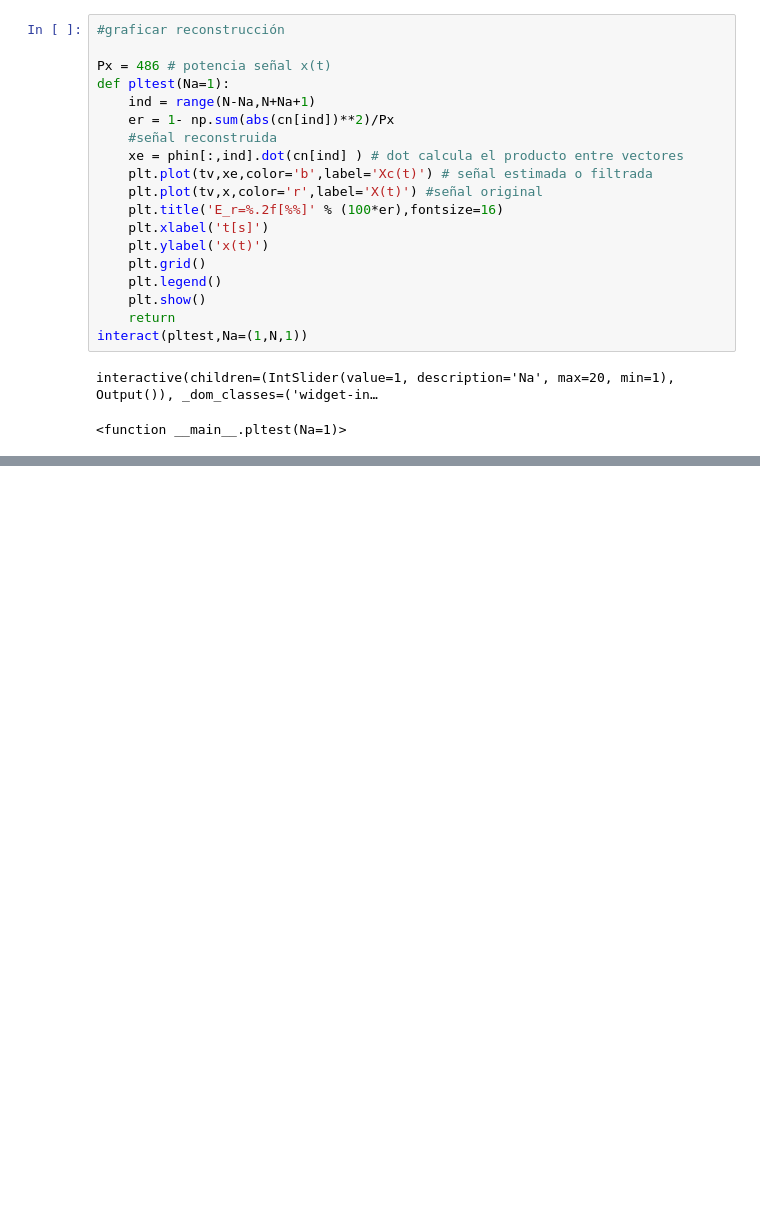
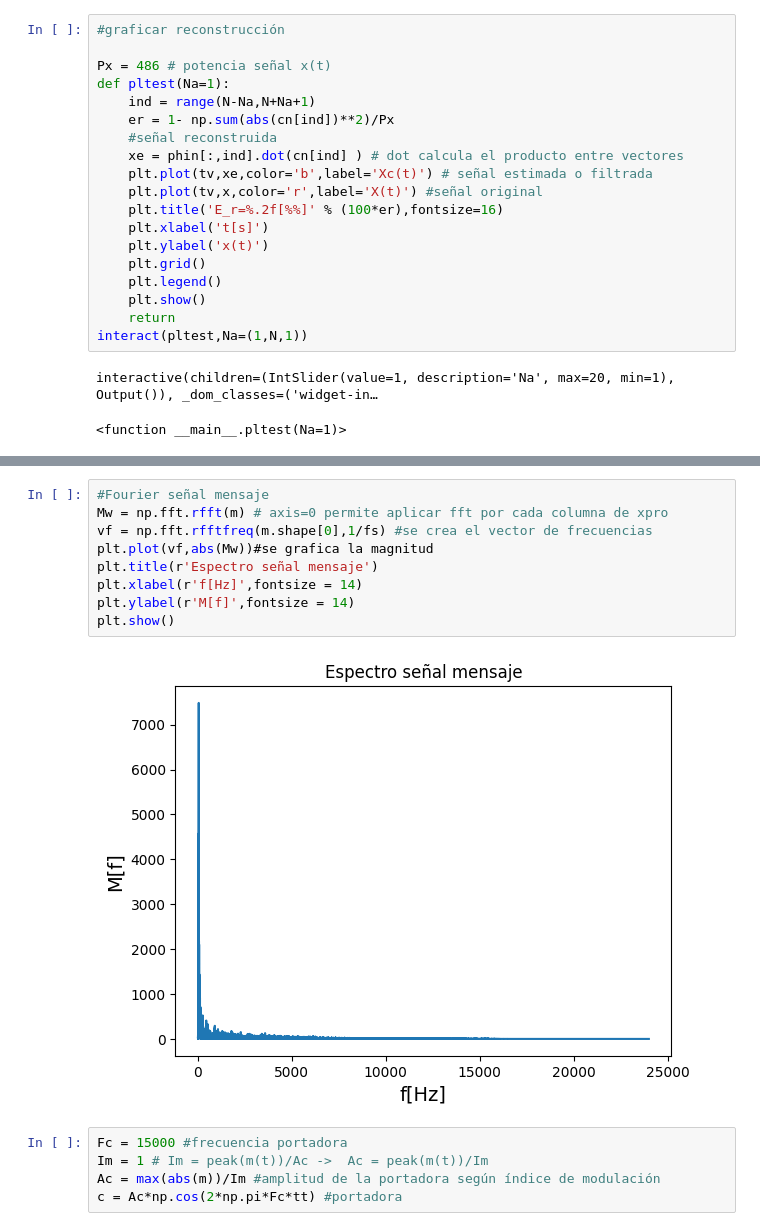
Before and after one commit to diegochaux/PARCIAL2, a Jupyter notebook: Parcial_2.ipynb, the cells around one changed output, grey strips where cells are left out. Drawn from its saved outputs; the diff is of its cells as text; blank space fills up the shorter version.

```diff
--- a/Parcial_2.ipynb
+++ b/Parcial_2.ipynb
@@ -110,0 +215,16 @@ interactive(children=(IntSlider(value=1, description='Na', max=20, min=1), Outpu
+# %%
+#Fourier señal mensaje
+Mw = np.fft.rfft(m) # axis=0 permite aplicar fft por cada columna de xpro
+vf = np.fft.rfftfreq(m.shape[0],1/fs) #se crea el vector de frecuencias
+plt.plot(vf,abs(Mw))#se grafica la magnitud
+plt.title(r'Espectro señal mensaje')
+plt.xlabel(r'f[Hz]',fontsize = 14)
+plt.ylabel(r'M[f]',fontsize = 14)
+plt.show()
+# %% [output]
+[figure, added]
+# %%
+Fc = 15000 #frecuencia portadora
+Im = 1 # Im = peak(m(t))/Ac ->  Ac = peak(m(t))/Im
+Ac = max(abs(m))/Im #amplitud de la portadora según índice de modulación
+c = Ac*np.cos(2*np.pi*Fc*tt) #portadora
```
Also changed, not shown: parts of 17 cells of this notebook.
